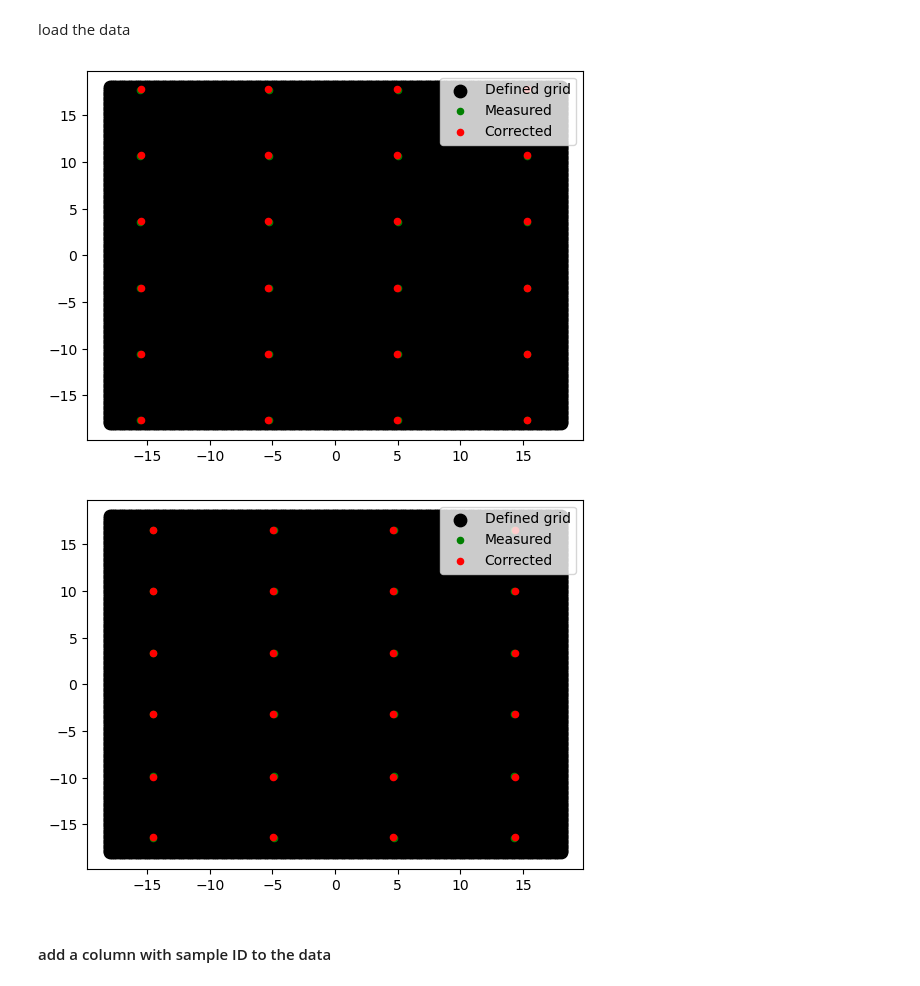
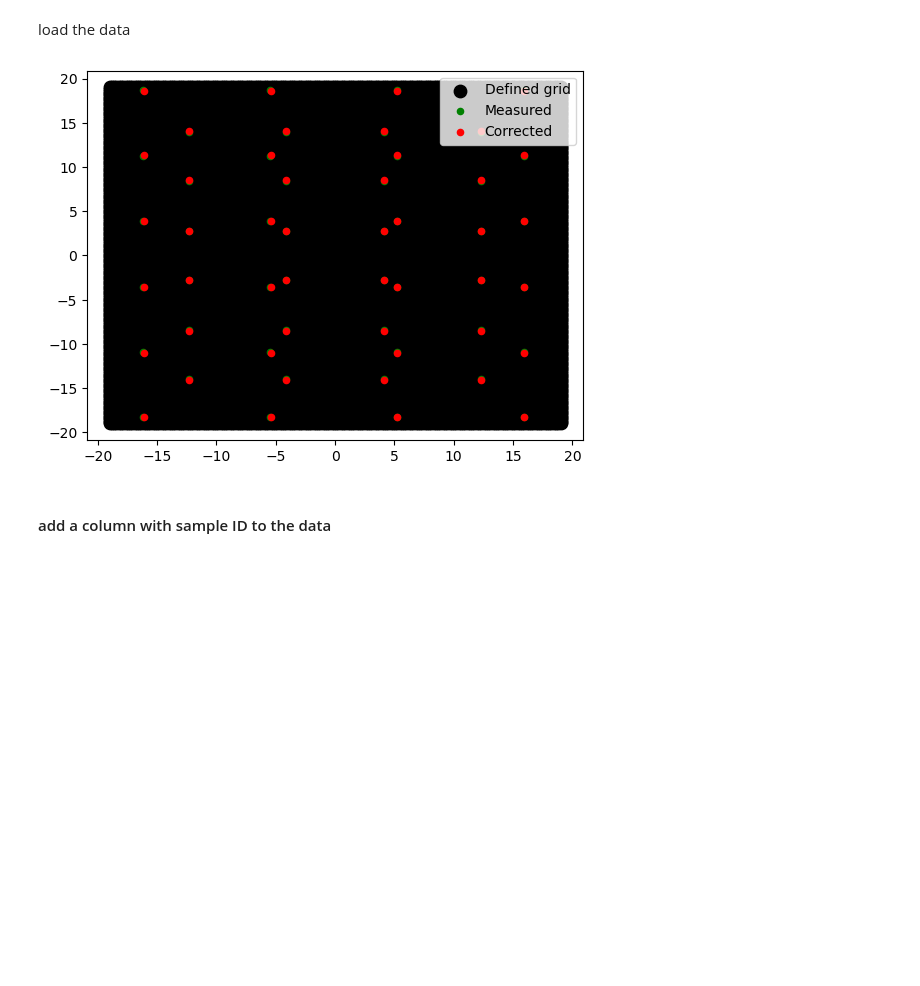
Before and after one commit to DTU-Nanolab-materials-discovery/intern-data-handling-and-fitting, a Jupyter notebook: EDX.ipynb, the cells around one changed output. Saved outputs shown, nothing was run; the diff lists cells and outputs as text; code cells hidden in the pictures; blank space fills up the shorter version.

```diff
--- a/EDX.ipynb
+++ b/EDX.ipynb
@@ -72,21 +71,0 @@ IF NEEDED: add coordinated to the excel files
-# %%
-for i in range(0,len(names)):
-    filepath= os.path.join(folderpath, names[i]+".xlsx")
-    new_path = os.path.join(folderpath, names[i]+ "_coords"+".xlsx")
-
-    if names[i] == sample +"_BR":
-
-        X,Y, grid_input, areax, areay = EDS_coordinates(4, 6, 30000, 70000, filepath, new_path, edge = 4 )
-        print(names[i], areax, X)
-
-    if names[i] == sample +"_FR":
-        X,Y, grid_input, areax, areay = EDS_coordinates(4, 6, 30000, 70000, filepath, new_path, edge = 3 )
-        print(names[i], areax, X)
-
-    if names[i] == sample +"_FL":
-        X,Y, grid_input, areax, areay = EDS_coordinates(4, 6, 30000, 70000, filepath, new_path, edge= 3 )
-        print(names[i], areax, X)
-
-    if names[i] == sample +"_BL":
-        X,Y, grid_input, areax, areay = EDS_coordinates(4, 6, 30000, 70000, filepath, new_path, edge= 3 )
-        print(names[i], areax, X)
@@ -100,36 +74,36 @@ load the data
 # %%
 data_BR = pd.DataFrame()
 data_FR = pd.DataFrame()
 data_FL = pd.DataFrame()
 data_BL = pd.DataFrame()
 datas= [data_BR,
         #data_FR,
         #data_FL,
-        data_BL,
+        #data_BL,
          ]
 
 for i in range(0,len(pos)):
-    file = sample+"_"+pos[i]+"_sample_coords.xlsx" #change to coords or translated if needed
-    filepath = os.path.join(folderpath, file)
-    grid = measurement_grid(200,200,36,36,-18,-18)
+    file = sample+"_"+pos[i]+".xlsx" #change to coords, sample_coords, translated if needed
+    filepath = os.path.join(folder, file)
+    grid = measurement_grid(200,200,38,38,-19,-19)
     datas[i], coords = read_layerprobe(filepath, grid, sheetname="Sheet1")
     plt.figure()
     plot_grid(coords, grid)
 
-data__BR, coords_BR = translate_data(datas[0], 20,20)
+#data__BR, coords_BR = translate_data(datas[0], 20,20)
 #data__FR, coords_FR = translate_data(datas[0], 20,-20)
 #data__FL, coords_FL = translate_data(datas[1], -20,-20)
-data__BL, coords_BL = translate_data(datas[1], -20,20)
+#data__BL, coords_BL = translate_data(datas[1], -20,20)
 
-data = combine_data((data__BR,
+#data = combine_data((data__BR,
                      # data__FR,
                      #data__FL,
-                     data__BL
-                     ))
-data0= data.copy()
+                     #data__BL
+#                     ))
+#data0= data.copy()
+data0= data_BR.copy()
 # %% [output]
-[figure, old version]
+[figure, new version]
-[figure, removed]
 # %%
 coords = MI_to_grid(data0)
 display(coords)
```
Also changed, not shown: parts of 5 cells of this notebook, 1 other file.
